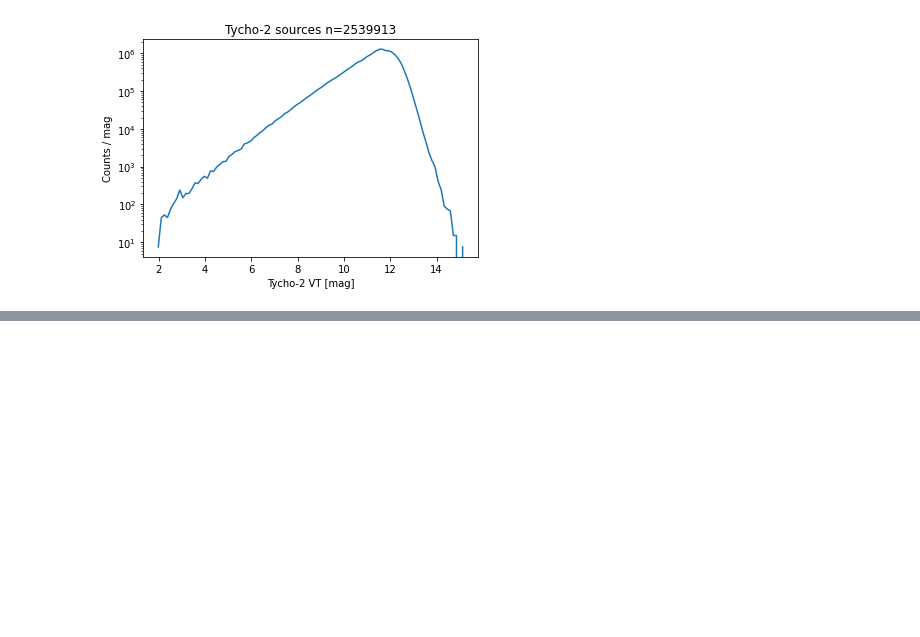
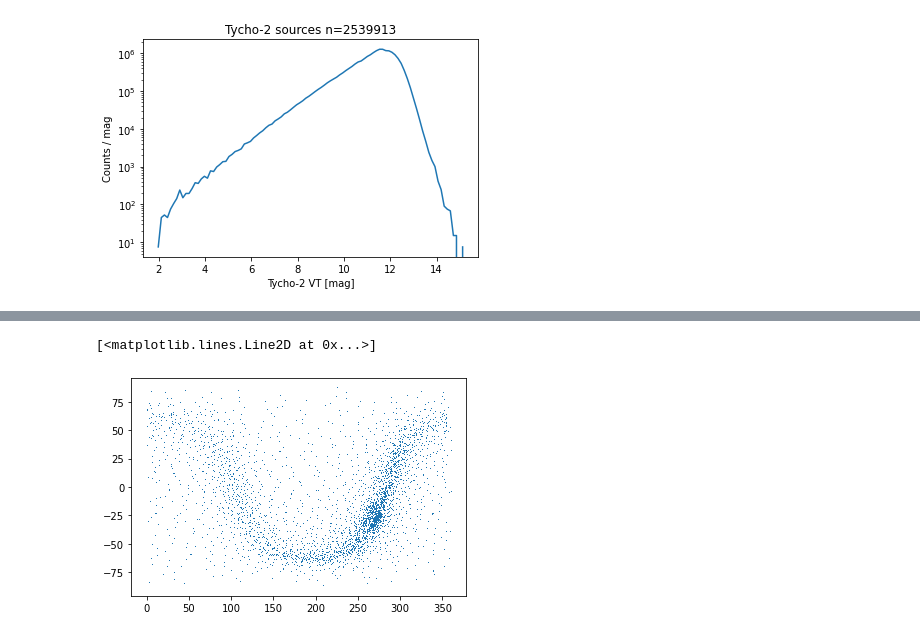
Before and after one commit to bcrill/infrared_bright_stars, a Jupyter notebook: notebooks/Catalog Manipulation.ipynb, the cells around one changed output, grey strips where cells are left out. Saved outputs shown, nothing was run; the diff lists cells and outputs as text; code cells hidden in the pictures; blank space fills up the shorter version.

```diff
--- a/notebooks/Catalog Manipulation.ipynb
+++ b/notebooks/Catalog Manipulation.ipynb
@@ -45,0 +50,5 @@ plt.show()
+# %%
+plt.plot(Table_2Mass["ra"][::1000], Table_2Mass["dec"][::1000],',')
+# %% [output]
+[<matplotlib.lines.Line2D at 0x...>]
+[figure, added]
```
Also changed, not shown: parts of 17 cells of this notebook.
